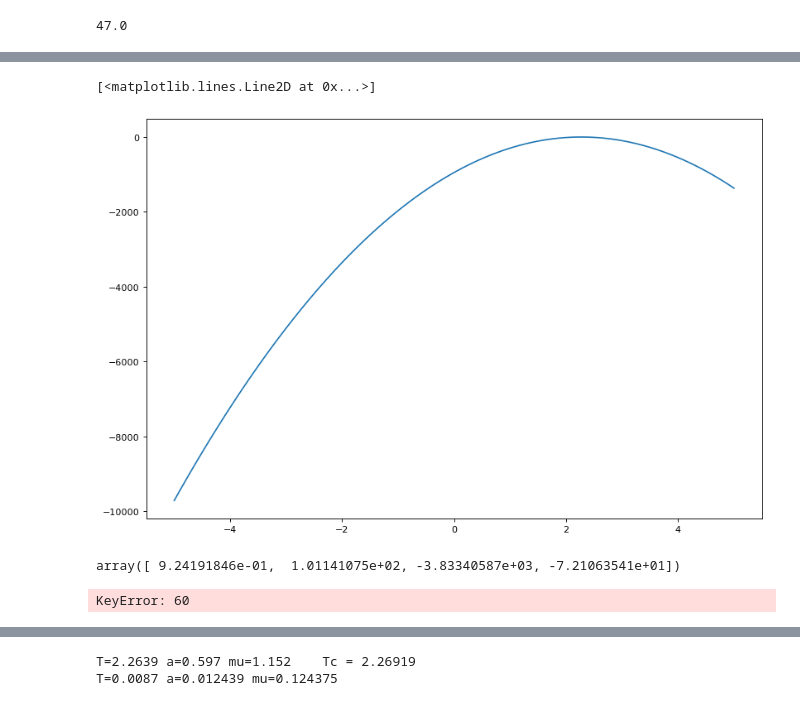
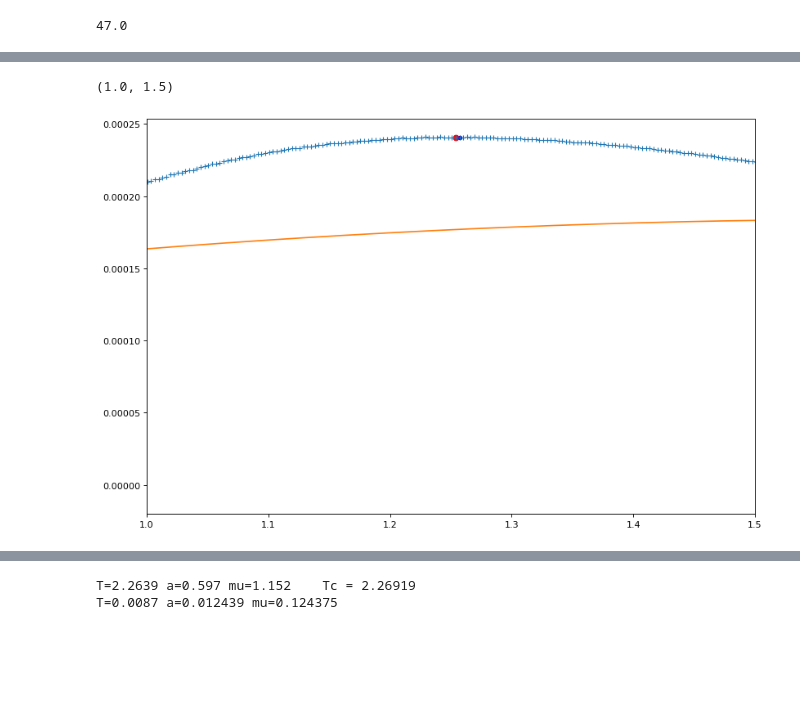
Before and after one commit to ashmat98/ising-model, a Jupyter notebook: python/heat-capacity.ipynb, the cells around one changed output, grey strips where cells are left out. Drawn from its saved outputs; the diff is of its cells as text; code cells hidden in the pictures; blank space fills up the shorter version.

```diff
--- a/python/heat-capacity.ipynb
+++ b/python/heat-capacity.ipynb
@@ -145,27 +143,20 @@ plt.gca().set_yscale("log")
-# %%
-xs = np.linspace(-5,5,100)
-plt.plot(xs, f(xs, *popt))
-# %% [output]
-[<matplotlib.lines.Line2D at 0x...>]
-[figure, removed]
-# %%
-popt
-# %% [output]
-array([ 9.24191846e-01,  1.01141075e+02, -3.83340587e+03, -7.21063541e+01])
-# %%
-df4 = gb.get_group(60)
-plt.plot(df4.temp, df4.C/N**2,"+", label=f"{N}")
-
-def f(x, p, a, b):
-        return a - b*abs(x-(p))**(2)
-popt, popt_cov = curve_fit(f, df4.temp, df4.C/N**2, maxfev=3000,
-                                  p0=[TTc+0.3, 1.5, 1])
-plt.plot(df4.temp, f(df4.temp, *popt))
-plt.scatter(popt[0], f(popt[0], *popt), c="g", s=80)
-
-pid = find_peak(df4.C, l=5, r=30)
-plt.scatter(df4.temp.iloc[pid], df4.C.iloc[pid]/N**2, c="r")
-pid = find_peak(df4.C, l=10, r=60)
-plt.scatter(df4.temp.iloc[pid], df4.C.iloc[pid]/N**2, c="b", s=15)
-# %% [output]
-KeyError: 60
+# %%
+df4 = gb.get_group(2)
+plt.plot(df4.temp, df4.C/N**2,"+", label=f"{N}")
+
+def f(x, p, a, b):
+        return a - b*abs(x-(p))**(2)
+popt, popt_cov = curve_fit(f, df4.temp, df4.C/N**2, maxfev=3000,
+                                  p0=[TTc+0.3, 1.5, 1])
+plt.plot(df4.temp, f(df4.temp, *popt))
+plt.scatter(popt[0], f(popt[0], *popt), c="g", s=80)
+
+pid = find_peak(df4.C, l=5, r=30)
+plt.scatter(df4.temp.iloc[pid], df4.C.iloc[pid]/N**2, c="r")
+pid = find_peak(df4.C, l=10, r=60)
+plt.scatter(df4.temp.iloc[pid], df4.C.iloc[pid]/N**2, c="b", s=15)
+# plt.xlim(2,2.5)
+plt.xlim(1,1.5)
+# %% [output]
+(1.0, 1.5)
+[figure, added]
```
Also changed, not shown: parts of 29 cells of this notebook, 5 other files.
